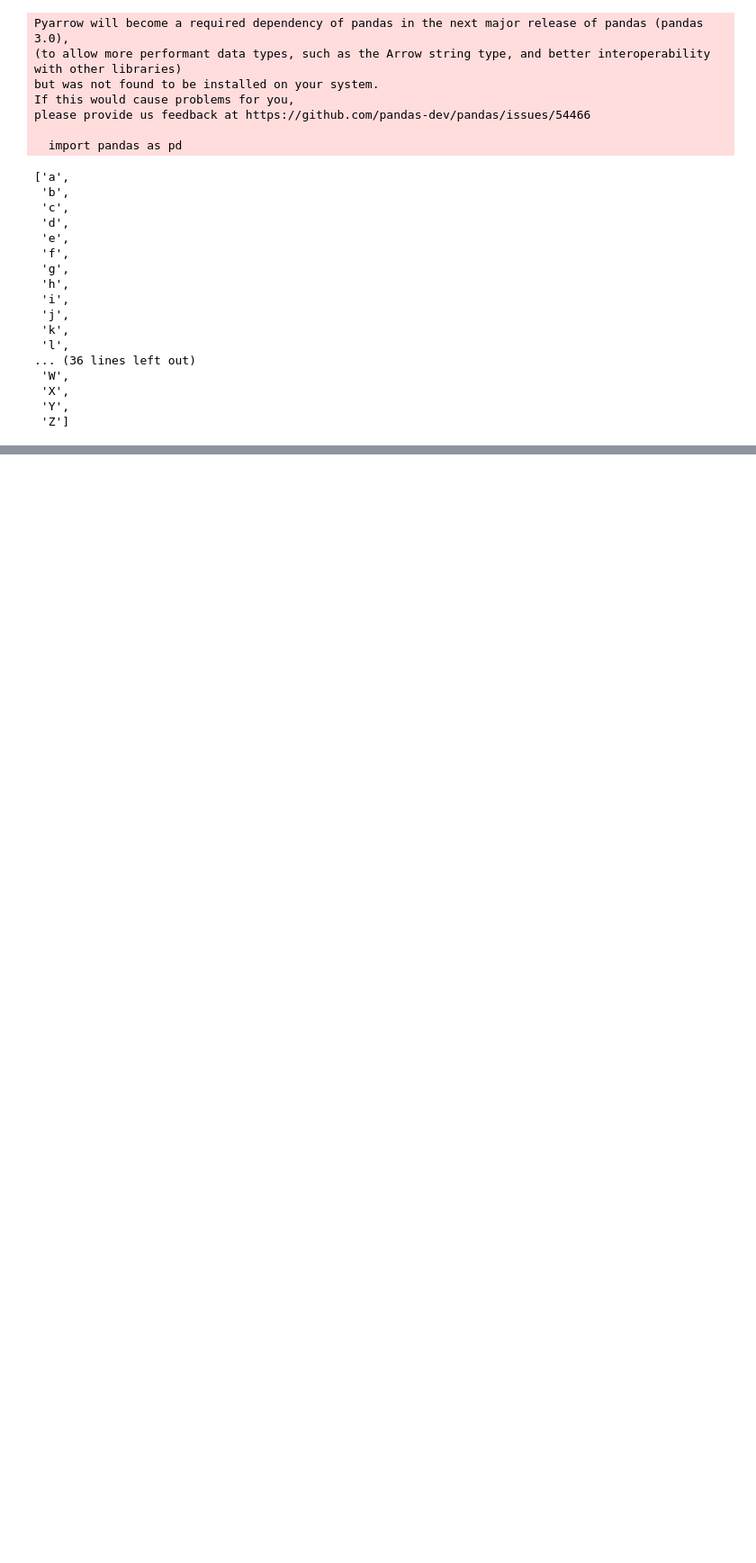
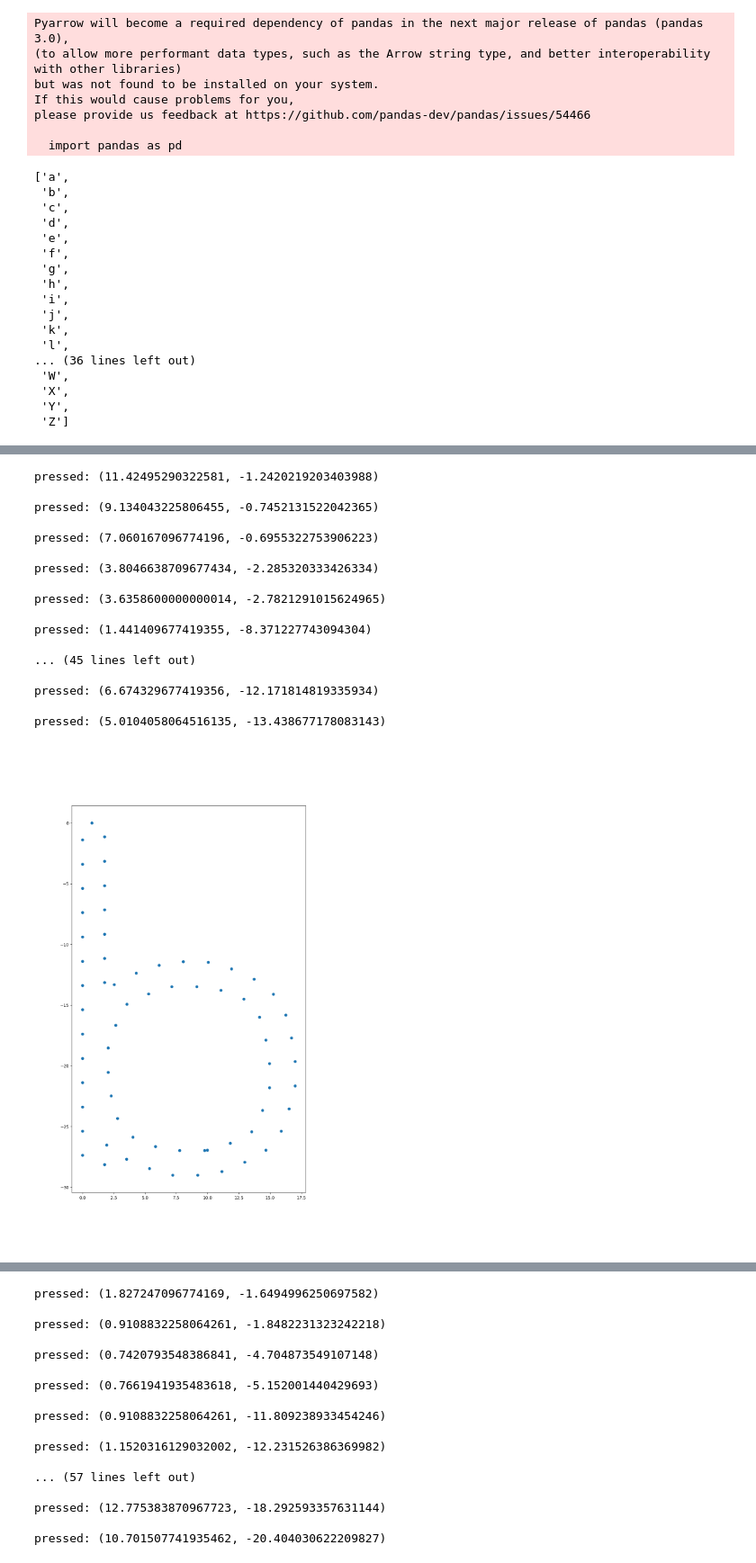
Before and after one commit to JacksonRolando/MontiLiteracyApp, a Jupyter notebook: points/generate_mids.ipynb, the cells around one changed output, grey strips where cells are left out. Shown at 90% size. Cells and saved outputs as stored; diff of their text form; code cells hidden in the pictures; blank space fills up the shorter version.

Commit message:
get labeler working

```diff
--- a/points/generate_mids.ipynb
+++ b/points/generate_mids.ipynb
@@ -119,0 +149,5 @@ labeler.label_letter(all_letters[0], letter_scales[0])
+# %%
+out_arr = []
+labeler = Labeler(all_letters, letter_scales, out_arr)
+labeler.label_letter()
+# %% [output]
@@ -119,0 +158,18 @@ labeler.label_letter(all_letters[0], letter_scales[0])
+pressed: (11.42495290322581, -1.2420219203403988)
+
+pressed: (9.134043225806455, -0.7452131522042365)
+
+pressed: (7.060167096774196, -0.6955322753906223)
+
+pressed: (3.8046638709677434, -2.285320333426334)
+
+pressed: (3.6358600000000014, -2.7821291015624965)
+
+pressed: (1.441409677419355, -8.371227743094304)
+
+... (45 lines left out)
+
+pressed: (6.674329677419356, -12.171814819335934)
+
+pressed: (5.0104058064516135, -13.438677178083143)
+[figure, added]
@@ -119,0 +179,17 @@ labeler.label_letter(all_letters[0], letter_scales[0])
+pressed: (1.827247096774169, -1.6494996250697582)
+
+pressed: (0.9108832258064261, -1.8482231323242218)
+
+pressed: (0.7420793548386841, -4.704873549107148)
+
+pressed: (0.7661941935483618, -5.152001440429693)
+
+pressed: (0.9108832258064261, -11.809238933454246)
+
+pressed: (1.1520316129032002, -12.231526386369982)
+
+... (57 lines left out)
+
+pressed: (12.775383870967723, -18.292593357631144)
+
+pressed: (10.701507741935462, -20.404030622209827)
```
Also changed, not shown: parts of 4 cells of this notebook.
